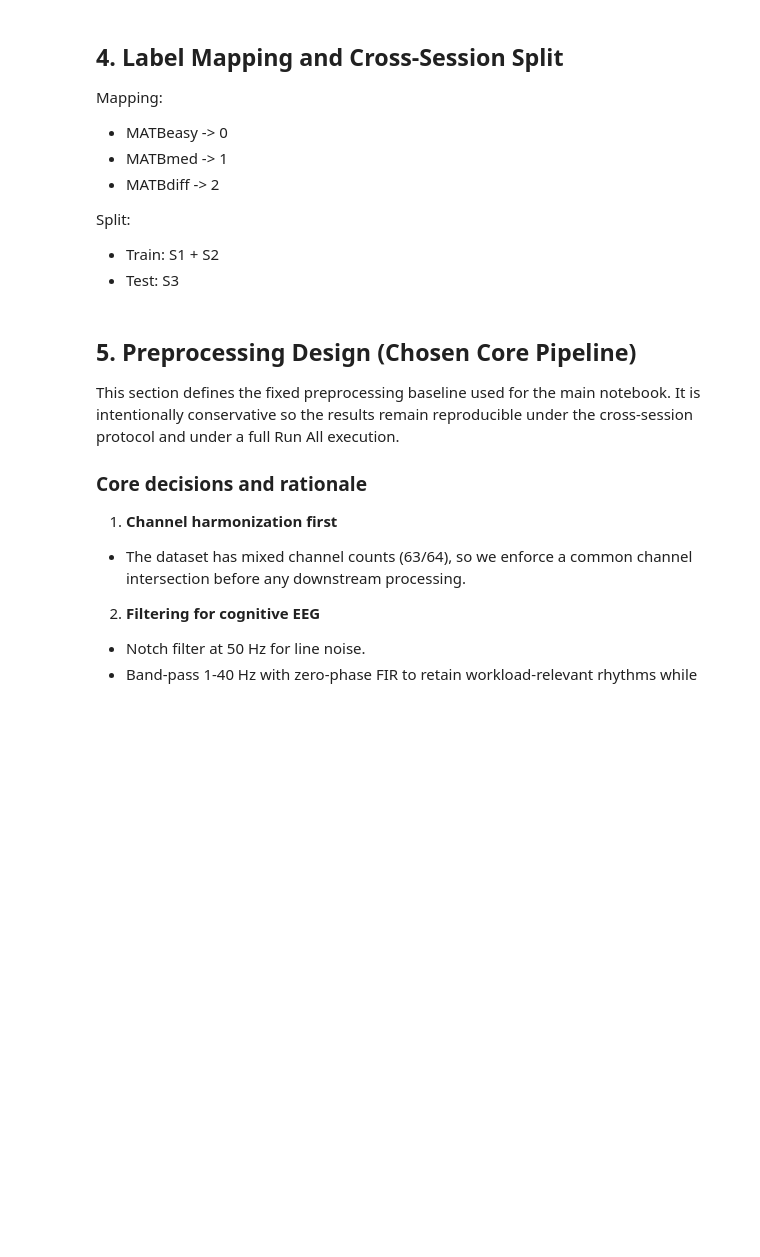
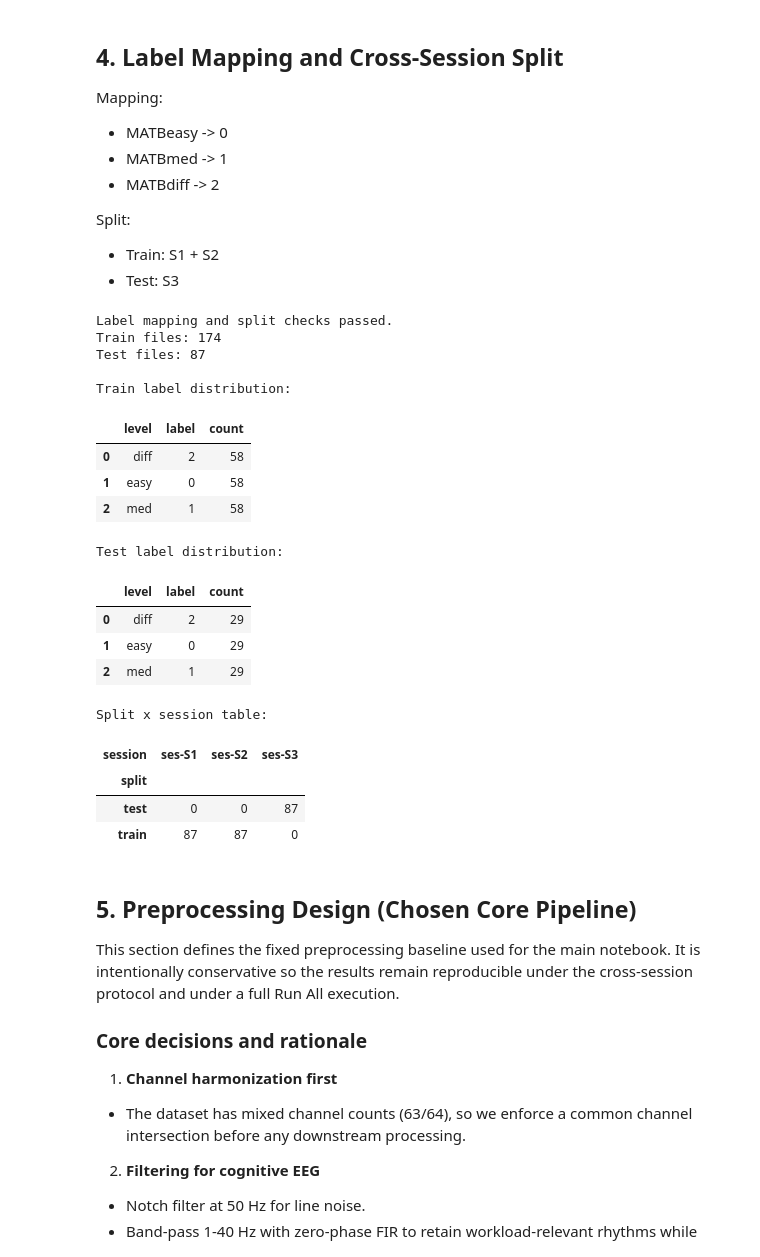
Before and after one commit to dilaraBy/eeg-workload-classification, a Jupyter notebook: notebooks/WM9B7_EEG_Workload_Implementation copy 2.ipynb, the cells around one changed output. Saved outputs shown, nothing was run; the diff lists cells and outputs as text; code cells hidden in the pictures; blank space fills up the shorter version.

```diff
--- a/notebooks/WM9B7_EEG_Workload_Implementation copy 2.ipynb
+++ b/notebooks/WM9B7_EEG_Workload_Implementation copy 2.ipynb
@@ -237,6 +275,7 @@ Split:
 # %%
 LABEL_MAP = {"easy": 0, "med": 1, "diff": 2}
 LABEL_NAMES = {0: "Low", 1: "Medium", 2: "High"}
+CLASS_NAMES = [LABEL_NAMES[i] for i in sorted(LABEL_NAMES)]
 
 DF = FILE_INDEX_DF.copy()
 DF["label"] = DF["level"].map(LABEL_MAP).astype(int)
@@ -245,33 +284,53 @@ DF["split"] = np.where(DF["session"] == "ses-S3", "test", "train")
 TRAIN_DF = DF[DF["split"] == "train"].reset_index(drop=True)
 TEST_DF = DF[DF["split"] == "test"].reset_index(drop=True)
 
 # Leakage and protocol assertions
 assert set(TRAIN_DF["session"].unique()) <= {"ses-S1", "ses-S2"}, "Train split has invalid sessions."
 assert set(TEST_DF["session"].unique()) == {"ses-S3"}, "Test split must only contain ses-S3."
 assert set(TRAIN_DF["set_file"]).isdisjoint(set(TEST_DF["set_file"])), "File leakage detected between train and test."
 
 # Ensure every subject appears in both train and test in this protocol
 train_subjects = set(TRAIN_DF["subject"].unique())
 test_subjects = set(TEST_DF["subject"].unique())
 missing_train = sorted(list(test_subjects - train_subjects))
 missing_test = sorted(list(train_subjects - test_subjects))
 if missing_train or missing_test:
     raise AssertionError(
         f"Subject mismatch across splits. Missing in train: {missing_train}, missing in test: {missing_test}"
     )
 
 print("Label mapping and split checks passed.")
 print(f"Train files: {len(TRAIN_DF)}")
 print(f"Test files: {len(TEST_DF)}")
 
 print("\nTrain label distribution:")
 display(TRAIN_DF.groupby(["level", "label"]).size().rename("count").reset_index())
 
 print("Test label distribution:")
 display(TEST_DF.groupby(["level", "label"]).size().rename("count").reset_index())
 
 print("Split x session table:")
 display(pd.crosstab(DF["split"], DF["session"]))
+# %% [output]
+Label mapping and split checks passed.
+Train files: 174
+Test files: 87
+
+Train label distribution:
+|  | level | label | count |
+| 0 | diff | 2 | 58 |
+| 1 | easy | 0 | 58 |
+| 2 | med | 1 | 58 |
+Test label distribution:
+|  | level | label | count |
+| 0 | diff | 2 | 29 |
+| 1 | easy | 0 | 29 |
+| 2 | med | 1 | 29 |
+Split x session table:
+| session | ses-S1 | ses-S2 | ses-S3 |
+| split |  |  |  |
+| test | 0 | 0 | 87 |
+| train | 87 | 87 | 0 |
 # %% [markdown]
 ## 5. Preprocessing Design (Chosen Core Pipeline)
 
```
Also changed, not shown: parts of 14 cells of this notebook.
